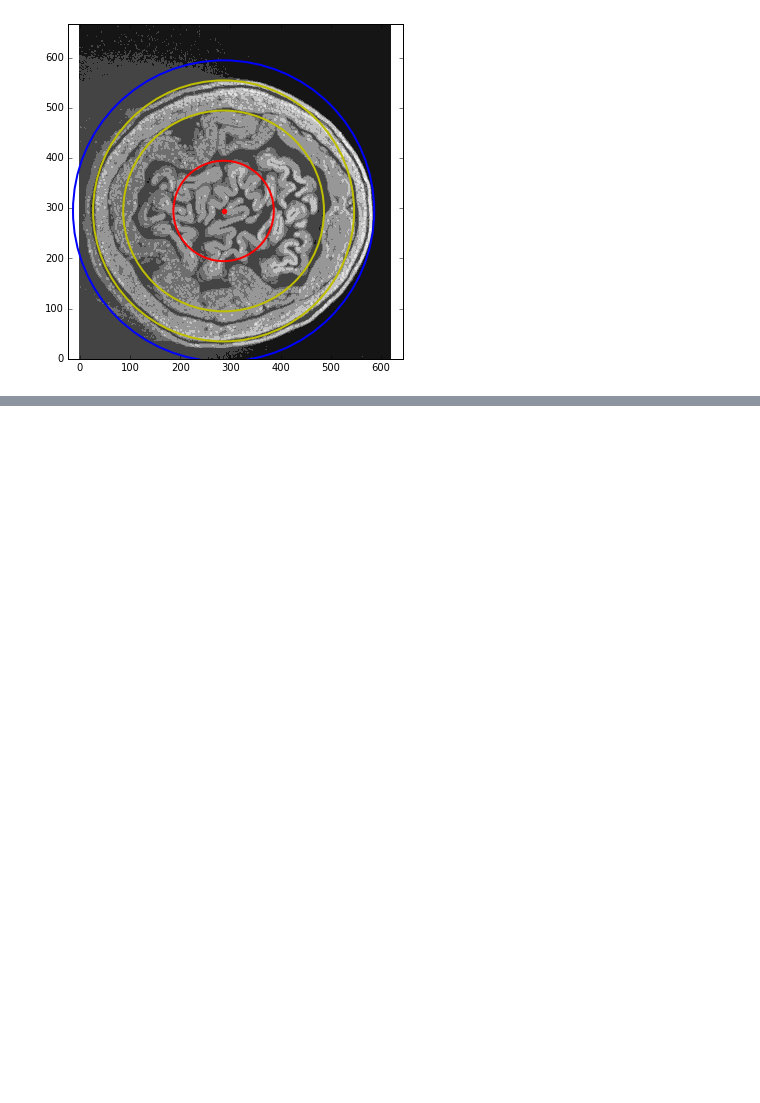
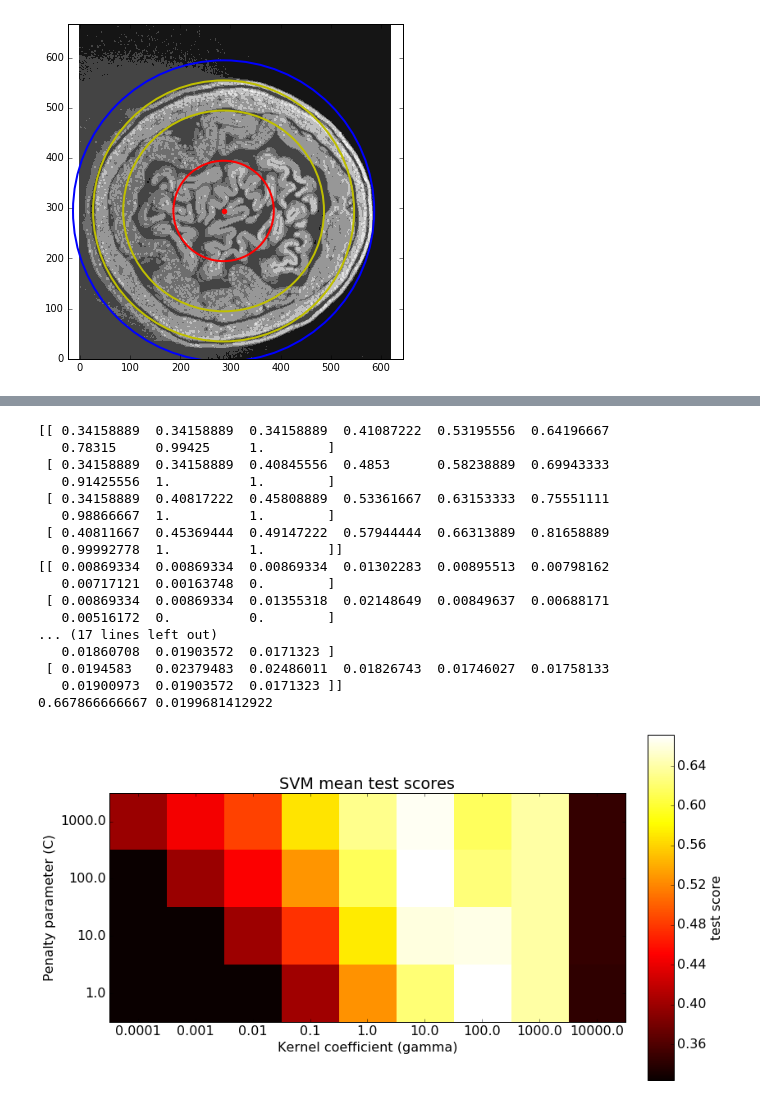
Before and after one commit to brown-ccv/bud_segment, a Jupyter notebook: leaf_volume_HOG.ipynb, the cells around one changed output, grey strips where cells are left out. Drawn from its saved outputs; the diff is of its cells as text; code cells hidden in the pictures; blank space fills up the shorter version.

Commit message:
15x15 cell size, 1000 samples per class, SVM score: 0.66 +/- 0.02

```diff
--- a/leaf_volume_HOG.ipynb
+++ b/leaf_volume_HOG.ipynb
@@ -143,0 +299,62 @@ plt.show()
+# %%
+# plot the results
+import matplotlib
+import numpy as np
+import matplotlib.pyplot as plt
+import pandas as pd
+%matplotlib inline
+matplotlib.rcParams.update({'font.size': 16})
+matplotlib.rcParams['figure.figsize'] = (12.0, 8.0)
+from sklearn.svm import SVC
+from sklearn.metrics import log_loss
+import pickle
+
+f = open('SVM_scores_nsim100.dat','r')
+[test_score,train_score,CV_score,C,gamma] = pickle.load(f)
+f.close()
+
+avg_t_score = np.mean(train_score,axis=0)
+std_t_score = np.std(train_score,axis=0)
+
+avg_score = np.mean(test_score,axis=0)
+std_score = np.std(test_score,axis=0)
+
+print avg_t_score
+print std_t_score
+
+print avg_score
+print std_score
+
+print np.mean(CV_score),np.std(CV_score)
+plt.ticklabel_format(axis='x', style='sci')
+plt.imshow(avg_score,interpolation='nearest',origin='lower',cmap = 'hot',extent=(np.log10(gamma[0])-0.5,np.log10(gamma[-1])+0.5, np.log10(C[0])-0.5,np.log10(C[-1])+0.5))
+plt.xticks(np.linspace(-4e0,4e0,9),gamma)
+plt.yticks(np.linspace(0e0,3e0,4),C)
+plt.xlabel('Kernel coefficient (gamma)')
+plt.ylabel('Penalty parameter (C)')
+plt.title('SVM mean test scores')
+cb1 = plt.colorbar(fraction=0.046, pad=0.04,aspect=13.3)
+cb1.set_label('test score')
+plt.tight_layout()
+plt.savefig('imgs/SVM_test_scores.pdf')
+plt.savefig('imgs/SVM_test_scores.jpg',dpi=150)
+plt.show()
+# %% [output]
+[[ 0.34158889  0.34158889  0.34158889  0.41087222  0.53195556  0.64196667
+   0.78315     0.99425     1.        ]
+ [ 0.34158889  0.34158889  0.40845556  0.4853      0.58238889  0.69943333
+   0.91425556  1.          1.        ]
+ [ 0.34158889  0.40817222  0.45808889  0.53361667  0.63153333  0.75551111
+   0.98866667  1.          1.        ]
+ [ 0.40811667  0.45369444  0.49147222  0.57944444  0.66313889  0.81658889
+   0.99992778  1.          1.        ]]
+[[ 0.00869334  0.00869334  0.00869334  0.01302283  0.00895513  0.00798162
+   0.00717121  0.00163748  0.        ]
+ [ 0.00869334  0.00869334  0.01355318  0.02148649  0.00849637  0.00688171
+   0.00516172  0.          0.        ]
+... (17 lines left out)
+   0.01860708  0.01903572  0.0171323 ]
+ [ 0.0194583   0.02379483  0.02486011  0.01826743  0.01746027  0.01758133
+   0.01900973  0.01903572  0.0171323 ]]
+0.667866666667 0.0199681412922
+[figure, added]
```
Also changed, not shown: parts of 4 cells of this notebook, 2 other files.
